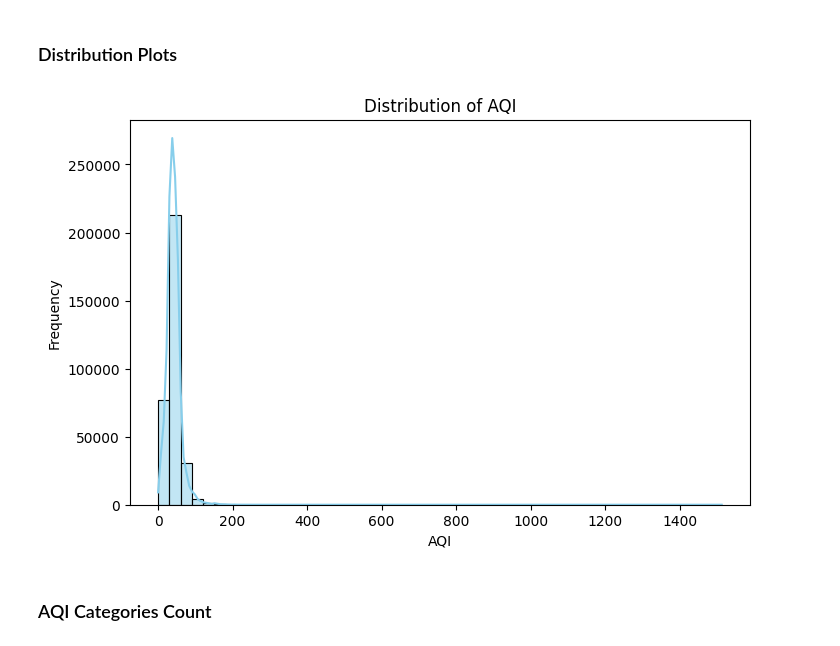
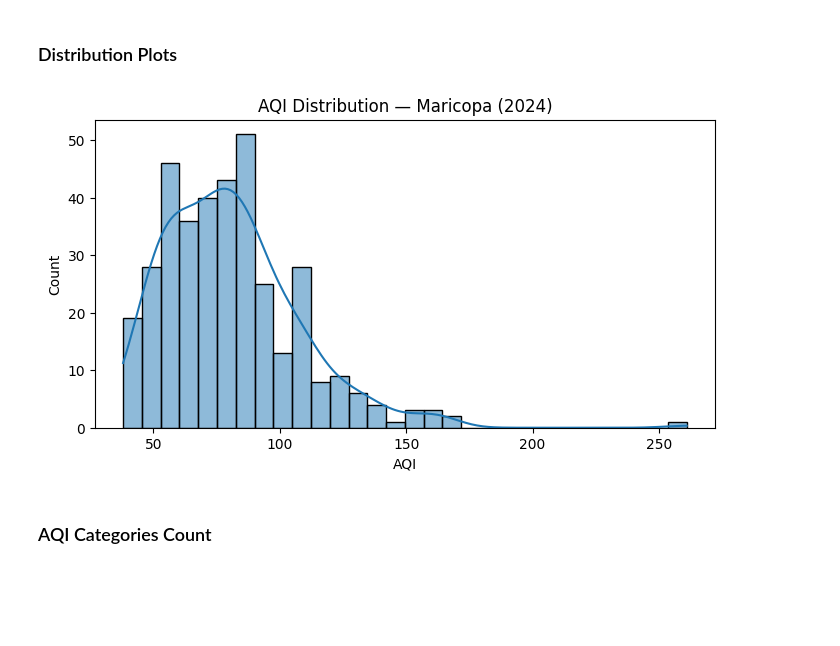
Before and after one commit to Shumail-Khan/Air-Quality-Index-Project, a Jupyter notebook: AQI_Data_EDA.ipynb, the cells around one changed output. Saved outputs shown, nothing was run; the diff lists cells and outputs as text; code cells hidden in the pictures; blank space fills up the shorter version.

```diff
--- a/AQI_Data_EDA.ipynb
+++ b/AQI_Data_EDA.ipynb
@@ -246,0 +260,2 @@ Name: count, dtype: int64
+# %%
+df = df_city.copy()
@@ -249,13 +277,12 @@ Name: count, dtype: int64
 # %% [markdown]
 ### Distribution Plots
 # %%
-plt.figure(figsize=(8,5))
-sns.histplot(df["aqi"], bins=50, kde=True, color="skyblue")
-plt.title("Distribution of AQI")
-plt.xlabel("AQI")
-plt.ylabel("Frequency")
-plt.show()
+import seaborn as sns
+plt.figure(figsize=(8,4))
+sns.histplot(df['aqi'].dropna(), bins=30, kde=True)
+plt.title('AQI Distribution — Maricopa (2024)')
+plt.xlabel('AQI'); plt.show()
 # %% [output]
-[figure, old version]
+[figure, new version]
 # %% [markdown]
 ### AQI Categories Count
```
Also changed, not shown: parts of 54 cells of this notebook.
